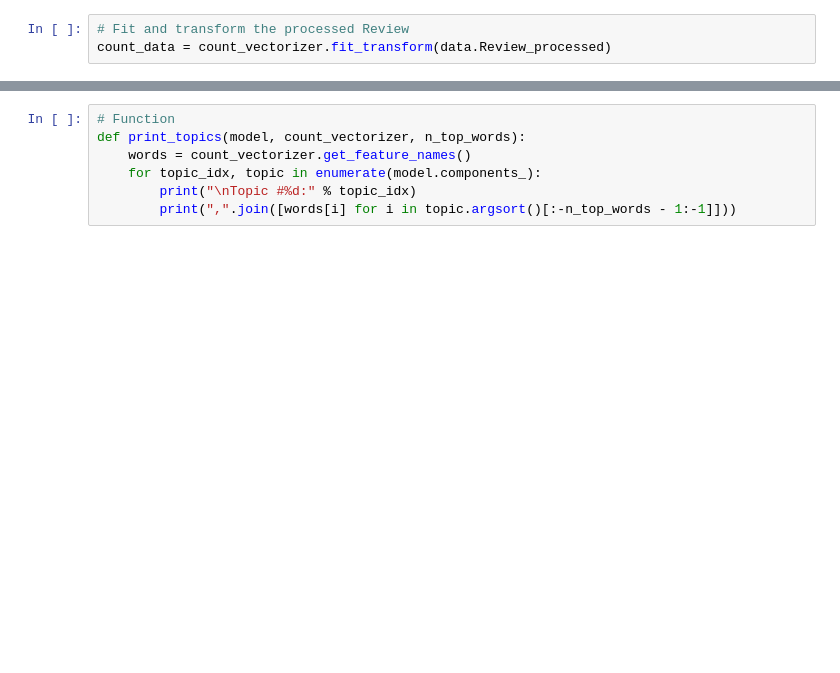
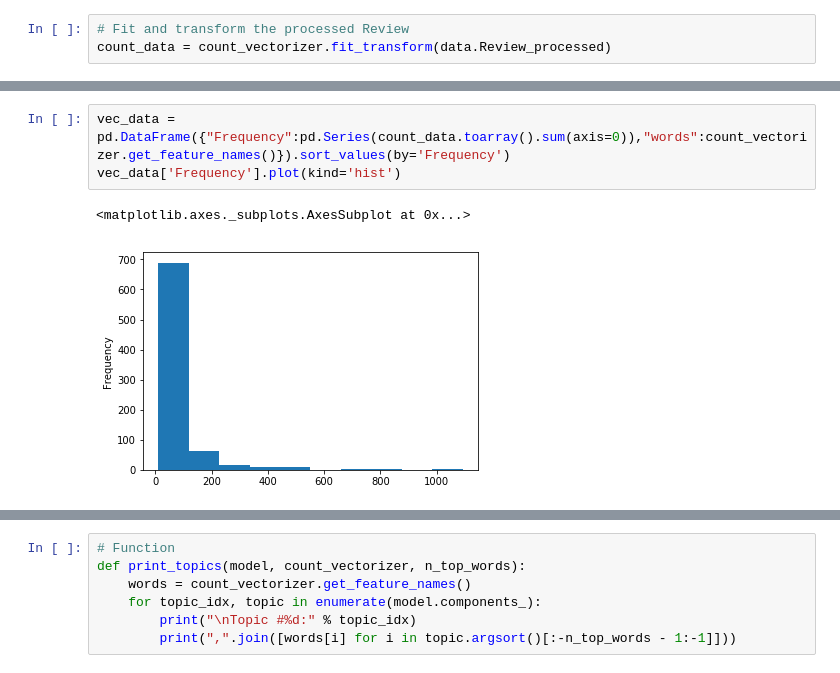
Before and after one commit to singhmanish979/Text-Anlaytics, a Jupyter notebook: Topic Modelling Assignments.ipynb, the cells around one changed output, grey strips where cells are left out. Saved outputs shown, nothing was run; the diff lists cells and outputs as text; blank space fills up the shorter version.

```diff
--- a/Topic Modelling Assignments.ipynb
+++ b/Topic Modelling Assignments.ipynb
@@ -124,0 +140,6 @@ count_data
+# %%
+vec_data = pd.DataFrame({"Frequency":pd.Series(count_data.toarray().sum(axis=0)),"words":count_vectorizer.get_feature_names()}).sort_values(by='Frequency')
+vec_data['Frequency'].plot(kind='hist')
+# %% [output]
+<matplotlib.axes._subplots.AxesSubplot at 0x...>
+[figure, added]
```
Also changed, not shown: parts of 48 cells of this notebook.
